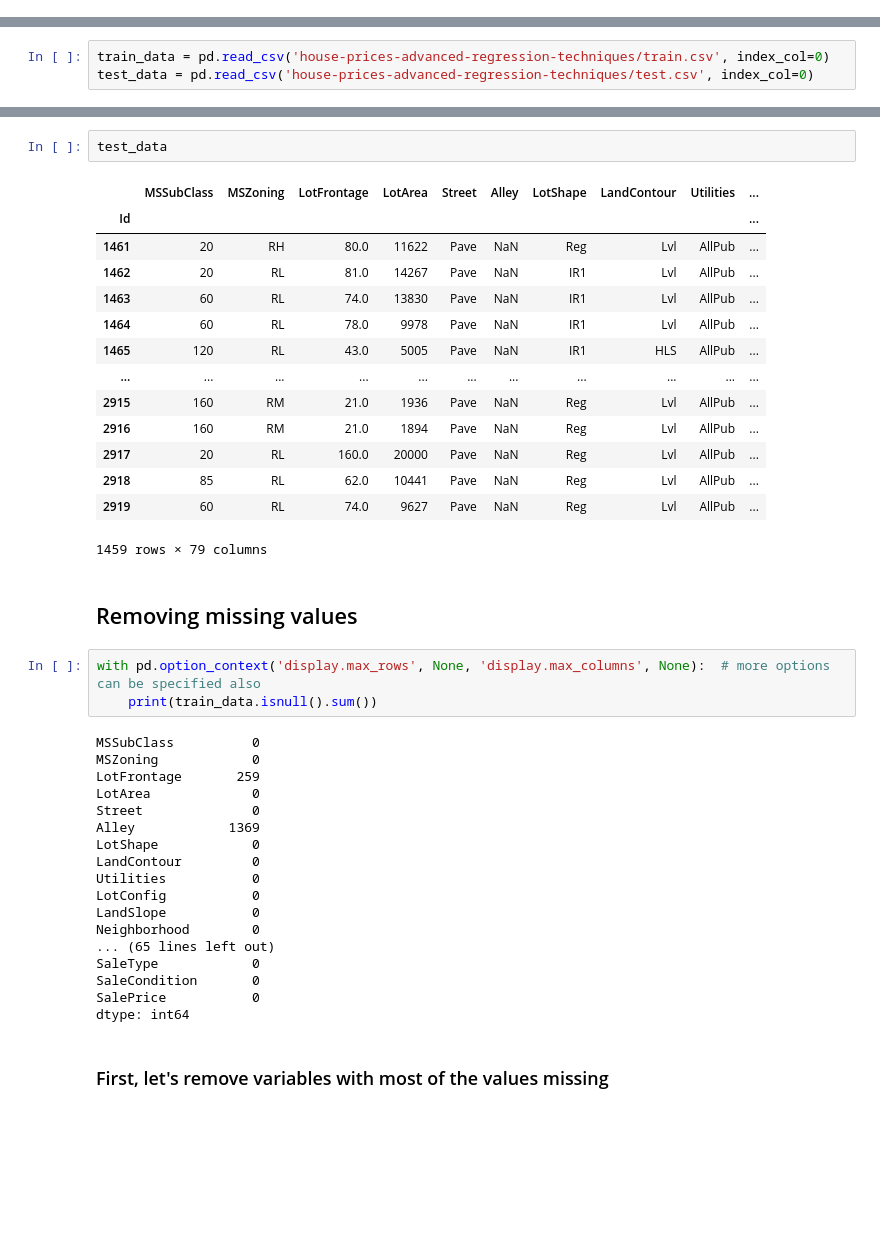
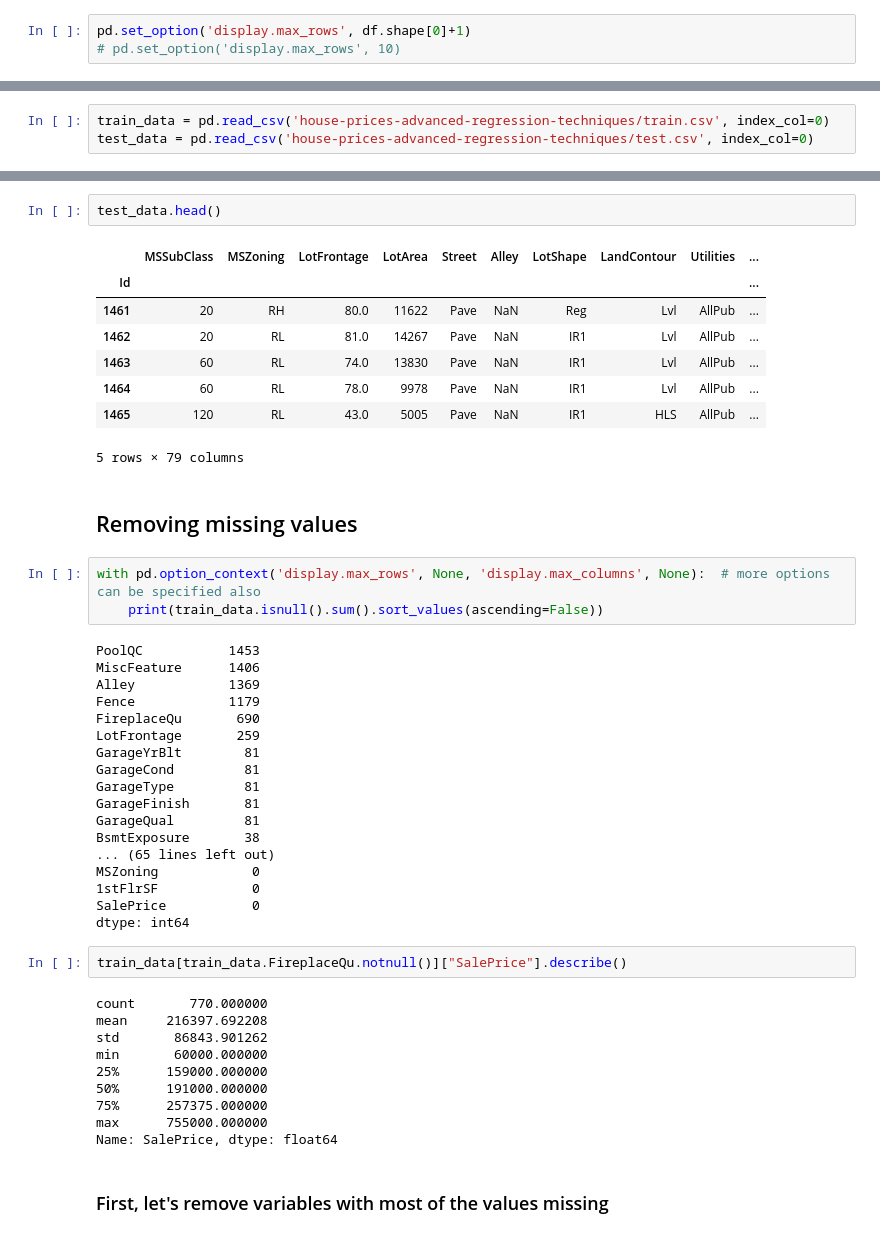
Before and after one commit to Julia117/learning_data_science, a Jupyter notebook: house_prices_advanced/house_prices.ipynb, the cells around one changed output, grey strips where cells are left out. Drawn from its saved outputs; the diff is of its cells as text; blank space fills up the shorter version.

Commit message:
fix dealing with missing values

```diff
--- a/house_prices_advanced/house_prices.ipynb
+++ b/house_prices_advanced/house_prices.ipynb
@@ -6,3 +6,6 @@ import numpy as np
 import matplotlib.pyplot as plt
 import seaborn as sns
 from sklearn.model_selection import train_test_split
+# %%
+pd.set_option('display.max_rows', df.shape[0]+1)
+# pd.set_option('display.max_rows', 10)
@@ -29,43 +30,49 @@ train_data
 # %%
-test_data
+test_data.head()
 # %% [output]
 |  | MSSubClass | MSZoning | LotFrontage | LotArea | Street | Alley | LotShape | LandContour | Utilities | ... |
 | Id |  |  |  |  |  |  |  |  |  | ... |
 | 1461 | 20 | RH | 80.0 | 11622 | Pave | NaN | Reg | Lvl | AllPub | ... |
 | 1462 | 20 | RL | 81.0 | 14267 | Pave | NaN | IR1 | Lvl | AllPub | ... |
 | 1463 | 60 | RL | 74.0 | 13830 | Pave | NaN | IR1 | Lvl | AllPub | ... |
 | 1464 | 60 | RL | 78.0 | 9978 | Pave | NaN | IR1 | Lvl | AllPub | ... |
 | 1465 | 120 | RL | 43.0 | 5005 | Pave | NaN | IR1 | HLS | AllPub | ... |
-| ... | ... | ... | ... | ... | ... | ... | ... | ... | ... | ... |
-| 2915 | 160 | RM | 21.0 | 1936 | Pave | NaN | Reg | Lvl | AllPub | ... |
-| 2916 | 160 | RM | 21.0 | 1894 | Pave | NaN | Reg | Lvl | AllPub | ... |
-| 2917 | 20 | RL | 160.0 | 20000 | Pave | NaN | Reg | Lvl | AllPub | ... |
-| 2918 | 85 | RL | 62.0 | 10441 | Pave | NaN | Reg | Lvl | AllPub | ... |
-| 2919 | 60 | RL | 74.0 | 9627 | Pave | NaN | Reg | Lvl | AllPub | ... |
-1459 rows × 79 columns
+5 rows × 79 columns
 # %% [markdown]
 ## Removing missing values
 # %%
 with pd.option_context('display.max_rows', None, 'display.max_columns', None):  # more options can be specified also
-    print(train_data.isnull().sum())
+    print(train_data.isnull().sum().sort_values(ascending=False))
 # %% [output]
-MSSubClass          0
+PoolQC           1453
+MiscFeature      1406
+Alley            1369
+Fence            1179
+FireplaceQu       690
+LotFrontage       259
+GarageYrBlt        81
+GarageCond         81
+GarageType         81
+GarageFinish       81
+GarageQual         81
+BsmtExposure       38
+... (65 lines left out)
 MSZoning            0
-LotFrontage       259
-LotArea             0
-Street              0
-Alley            1369
-LotShape            0
-LandContour         0
-Utilities           0
-LotConfig           0
-LandSlope           0
-Neighborhood        0
-... (65 lines left out)
-SaleType            0
-SaleCondition       0
+1stFlrSF            0
 SalePrice           0
 dtype: int64
+# %%
+train_data[train_data.FireplaceQu.notnull()]["SalePrice"].describe()
+# %% [output]
+count       770.000000
+mean     216397.692208
+std       86843.901262
+min       60000.000000
+25%      159000.000000
+50%      191000.000000
+75%      257375.000000
+max      755000.000000
+Name: SalePrice, dtype: float64
 # %% [markdown]
 ### First, let's remove variables with most of the values missing
 # %%
```
Also changed, not shown: parts of 121 cells of this notebook.
